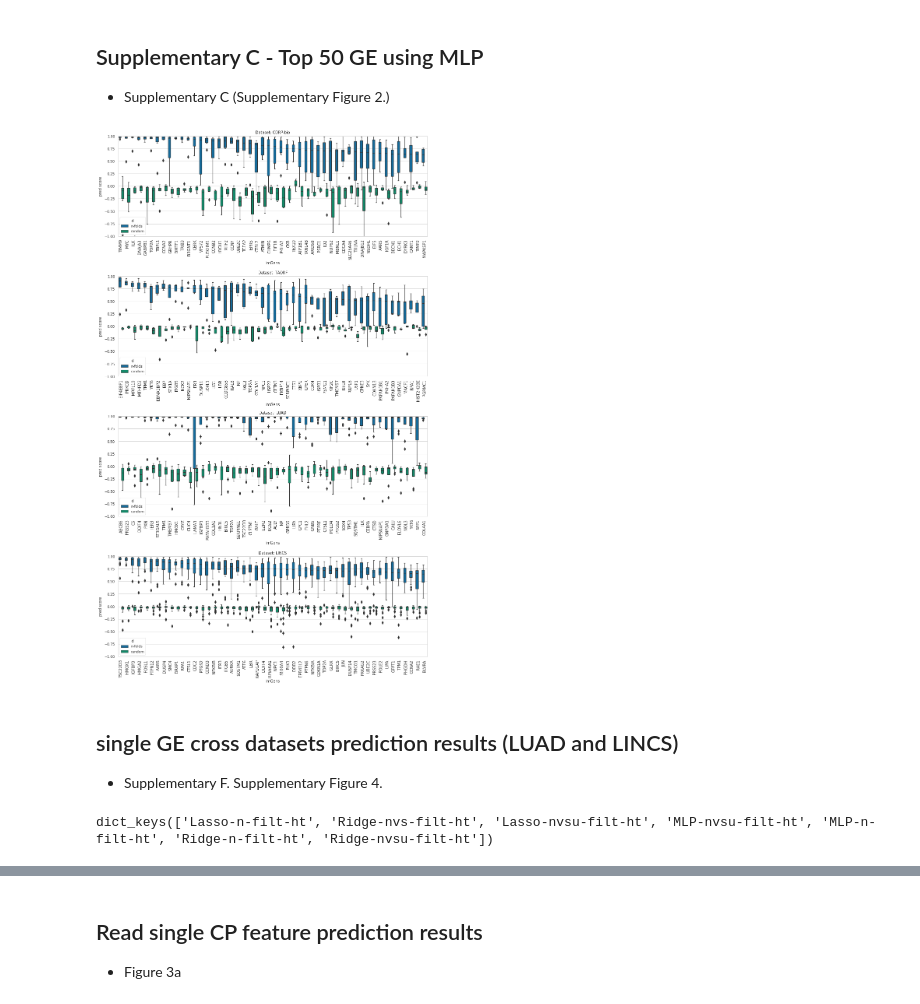
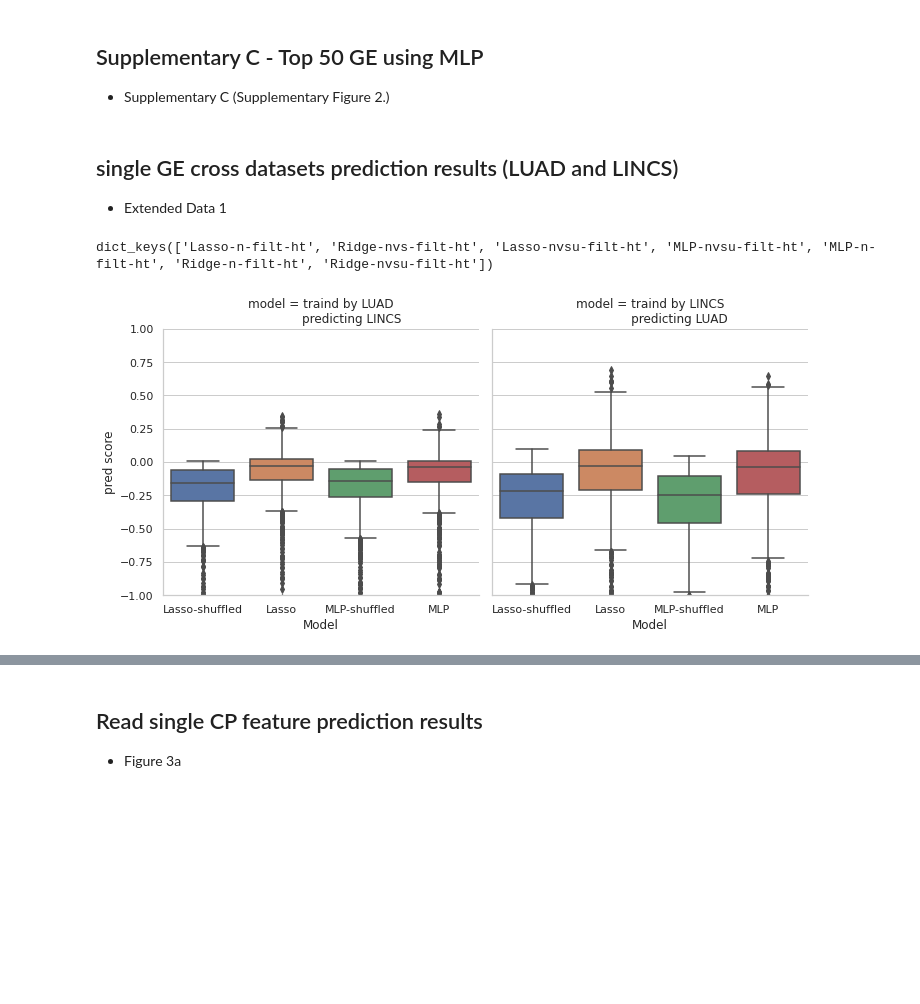
Before and after one commit to carpenter-singh-lab/2022_Haghighi_NatureMethods, a Jupyter notebook: generate_paper_figures/generate_paper_figs.ipynb, the cells around one changed output, grey strips where cells are left out. Saved outputs shown, nothing was run; the diff lists cells and outputs as text; code cells hidden in the pictures; blank space fills up the shorter version.

Commit message:
update/correction to the results

```diff
--- a/generate_paper_figures/generate_paper_figs.ipynb
+++ b/generate_paper_figures/generate_paper_figs.ipynb
@@ -28,7 +28,8 @@ The autoreload extension is already loaded. To reload it, use:
 # %% [markdown]
 #### Paths
 # %%
-procProf_dir='/home/ubuntu/datasetsbucket/Rosetta-GE-CP/'
+# procProf_dir='/home/ubuntu/datasetsbucket/Rosetta-GE-CP/'
 # procProf_dir='/home/ubuntu/bucket/projects/2018_04_20_Rosetta/workspace/'
 # metadata_dir='/home/ubuntu/bucket/projects/2018_04_20_Rosetta/workspace/metadata/'
 results_dir='../results/'
+source_data_add='../results/Figs_Source_Data.xlsx'
@@ -475,37 +419,40 @@ for i in range(0,55*20,55):
 ## Supplementary C - Top 50 GE using MLP
 - Supplementary C (Supplementary Figure 2.)
 # %%
-datasets=['CDRP-bio' , 'TAORF', 'LUAD','LINCS']
+datasets=['TAORF', 'CDRP-bio' ,'LINCS', 'LUAD']
 models=["MLP"]
-f='-filt';#'-filt'
-
+# f='-filt';#'-filt'
+DataPredResults=pd.concat(DataPredResults_ls, ignore_index=True)
 fig, axes = plt.subplots(len(datasets),1,figsize=(12,20))
 sns.set_context("paper")
 sns.set_style("whitegrid")
+my_pal = {"random": "g", "n-folds": "r"}
 # sns.rcParams['patch.force_edgecolor'] = True
 # for d in range(5):#(len(datasets)):
 for d in range(len(datasets)):
     for m in range(len(models)):
         dataset_meth_dists=DataPredResults[(DataPredResults['Dataset']==datasets[d]) &\
                                                     (DataPredResults['Model']==models[m])]
-        sorted_gene_mean_scores=dataset_meth_dists[dataset_meth_dists['d']=='n-folds'].groupby(['lmGens','d']).median().reset_index().sort_values(by=['pred score'],ascending=False)
-        top_lmGenes=sorted_gene_mean_scores['lmGens'].tolist()[0:50]
-        dataset_meth_dists_top_50=dataset_meth_dists[dataset_meth_dists['lmGens'].isin(top_lmGenes)]
+        sorted_gene_mean_scores=dataset_meth_dists[dataset_meth_dists['d']=='n-folds'].groupby(['symbol','d']).median().reset_index().sort_values(by=['pred score'],ascending=False)
+        top_lmGenes=sorted_gene_mean_scores['symbol'].tolist()[0:50]
+        dataset_meth_dists_top_50=dataset_meth_dists[dataset_meth_dists['symbol'].isin(top_lmGenes)]
 
 #         f, axes = plt.subplots(figsize=(15,4))
         axes[d].set_title("Dataset: "+datasets[d])
-        sns.boxplot(x="lmGens", y="pred score",hue="d", data=dataset_meth_dists_top_50,ax=axes[d],order=top_lmGenes)
-        # ax = sns.violinplot(x="lmGens", y="pred score", hue="d",data=tips2, palette="muted", split=True)
+        sns.boxplot(x="symbol", y="pred score",hue="d", data=dataset_meth_dists_top_50,ax=axes[d],order=top_lmGenes,\
+                   palette=my_pal,hue_order=['random','n-folds'])
+#         sns.swarmplot(x="symbol", y="pred score",hue="d", data=dataset_meth_dists_top_50,ax=axes[d],order=top_lmGenes,color='0.25')
+        # ax = sns.violinplot(x="symbol", y="pred score", hue="d",data=tips2, palette="muted", split=True)
         axes[d].set_xticklabels(axes[d].get_xticklabels(),rotation=90,fontsize=10);
+        axes[d].set_ylabel("Accuracy ($R^2$)", fontweight='bold');
+        axes[d].set_xlabel("L1000 landmark genes");
         axes[d].set_ylim(-1, 1)
 
 fig.tight_layout()
-# fig.savefig('appendix_B.eps')
+fig.savefig('supp_c.pdf',papertype='letter',dpi=500)
-# %% [output]
-[figure, removed]
 # %% [markdown]
 ## single GE cross datasets prediction results (LUAD and LINCS)
-- Supplementary F. Supplementary Figure 4.
+- Extended Data 1
 # %%
 filename=results_dir+'/SingleGenePred/scores_cross_dts_LU_LI.xlsx'
 saved_scores=pd.read_excel(filename, sheet_name=None)
@@ -513,3 +460,40 @@ saved_scores.keys()
 # saved_scores
 # %% [output]
 dict_keys(['Lasso-n-filt-ht', 'Ridge-nvs-filt-ht', 'Lasso-nvsu-filt-ht', 'MLP-nvsu-filt-ht', 'MLP-n-filt-ht', 'Ridge-n-filt-ht', 'Ridge-nvsu-filt-ht'])
+# %%
+filename=results_dir+'/SingleGenePred/scores_cross_dts_LU_LI.xlsx'
+saved_scores=pd.read_excel(filename, sheet_name=None)
+saved_scores.keys()
+
+# DataPredResults.loc[DataPredResults['d']=='random','Model']=DataPredResults[DataPredResults['d']=='random']['Model']+'-'+DataPredResults[DataPredResults['d']=='random']['d']
+
+scores_l=saved_scores['Lasso-nvsu-filt-ht']
+scores_l['Model']='Lasso'
+
+scores_r=saved_scores['Ridge-nvs-filt-ht']
+scores_r['Model']='Ridge'
+
+scores_m=saved_scores['MLP-nvsu-filt-ht']
+scores_m['Model']='MLP'
+
+# scores=pd.concat([scores_l,scores_r,scores_m])
+scores=pd.concat([scores_l,scores_m])
+scores=scores.replace('LUAD-LINCS','traind by LUAD\n                predicting LINCS')
+scores=scores.replace('LINCS-LUAD','traind by LINCS\n               predicting LUAD')
+scores.loc[scores['d']=='random','Model']=scores[scores['d']=='random']['Model']+'-shuffled'#+scores[scores['d']=='random']['d']
+# my_pal = {"random": "g", "n-folds": "r"}
+sns.set(font_scale = 1)
+sns.set_style("whitegrid")
+scores=scores.rename(columns={'DT':'model'})
+ax = sns.catplot(x="Model", y="pred score",col="model",kind="box",order=['Lasso-shuffled','Lasso','MLP-shuffled','MLP'],
+                 data=scores, linewidth=1.5)
+# ax[0].set_title('hello')
+# hue_order=['random','n-folds'], palette=my_pal
+# ax.set_ylim(-1,1);
+ax.set(ylim=(-1, 1))
+
+if 0:
+    ax.savefig('exd_1.pdf',papertype='letter',dpi=500)
+    saveAsNewSheetToExistingFile(source_data_add,scores,'ExtendedData1')
+# %% [output]
+[figure, added]
```
Also changed, not shown: parts of 126 cells of this notebook, 29 other files.
